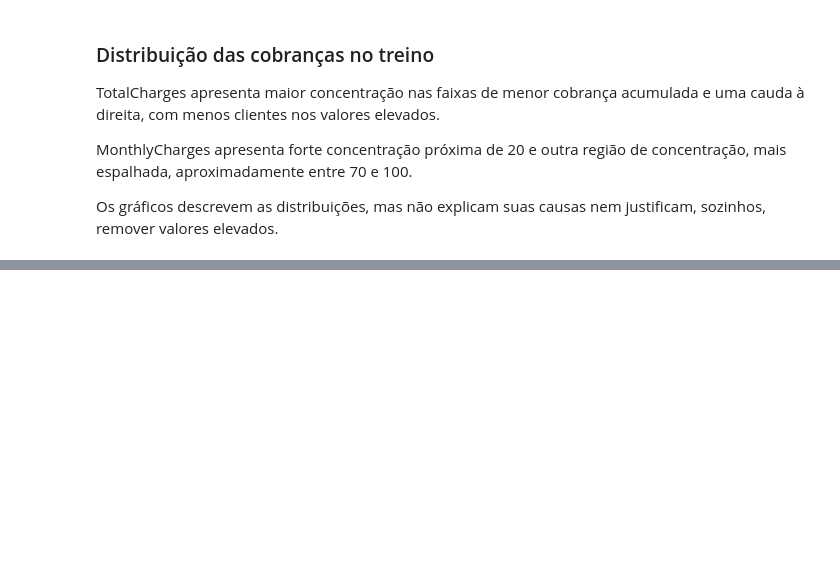
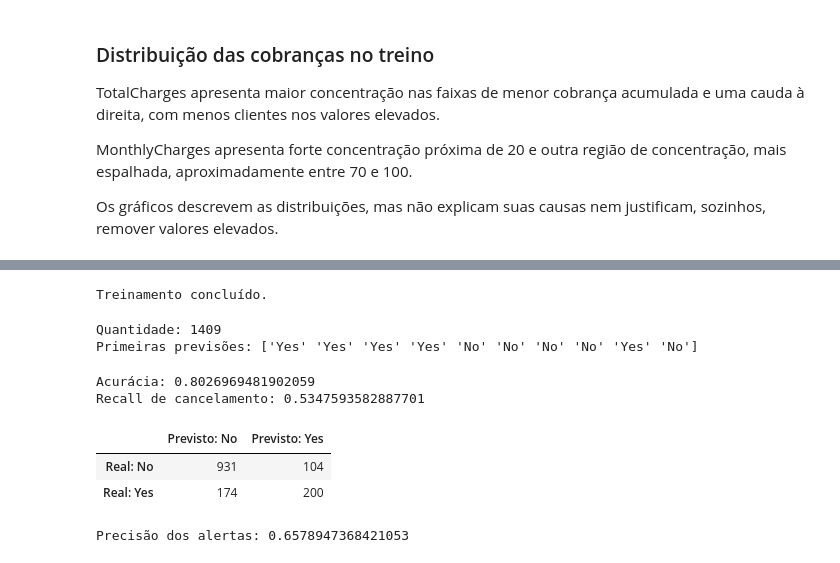
Before and after one commit to Guswrath/churn-assinaturas, a Jupyter notebook: 01_exploracao_churn.ipynb, the cells around one changed output, grey strips where cells are left out. Cells and saved outputs as stored; diff of their text form; code cells hidden in the pictures; blank space fills up the shorter version.

```diff
--- a/01_exploracao_churn.ipynb
+++ b/01_exploracao_churn.ipynb
@@ -526,0 +675,64 @@ nem justificam, sozinhos, remover valores elevados.
+# %%
+from sklearn.linear_model import LogisticRegression
+
+modelo_logistico = Pipeline([
+    ("conversao", conversor),
+    ("preprocessamento", preprocessador),
+    ("modelo", LogisticRegression(max_iter=1000))
+])
+
+modelo_logistico.fit(X_train, y_train)
+
+print("Treinamento concluído.")
+# %% [output]
+Treinamento concluído.
+# %%
+previsoes_logistica = modelo_logistico.predict(X_valid)
+
+print("Quantidade:", len(previsoes_logistica))
+print("Primeiras previsões:", previsoes_logistica[:10])
+# %% [output]
+Quantidade: 1409
+Primeiras previsões: ['Yes' 'Yes' 'Yes' 'Yes' 'No' 'No' 'No' 'No' 'Yes' 'No']
+# %%
+acuracia_logistica = accuracy_score(y_valid, previsoes_logistica)
+
+recall_logistica = recall_score(
+    y_valid,
+    previsoes_logistica,
+    pos_label="Yes"
+)
+
+print("Acurácia:", acuracia_logistica)
+print("Recall de cancelamento:", recall_logistica)
+# %% [output]
+Acurácia: 0.8026969481902059
+Recall de cancelamento: 0.5347593582887701
+# %%
+matriz_logistica = confusion_matrix(
+    y_valid,
+    previsoes_logistica,
+    labels=["No", "Yes"]
+)
+
+pd.DataFrame(
+    matriz_logistica,
+    index=["Real: No", "Real: Yes"],
+    columns=["Previsto: No", "Previsto: Yes"]
+)
+# %% [output]
+|  | Previsto: No | Previsto: Yes |
+| Real: No | 931 | 104 |
+| Real: Yes | 174 | 200 |
+# %%
+from sklearn.metrics import precision_score
+
+precisao_logistica = precision_score(
+    y_valid,
+    previsoes_logistica,
+    pos_label="Yes"
+)
+
+print("Precisão dos alertas:", precisao_logistica)
+# %% [output]
+Precisão dos alertas: 0.6578947368421053
```
Also changed, not shown: parts of 11 cells of this notebook.
